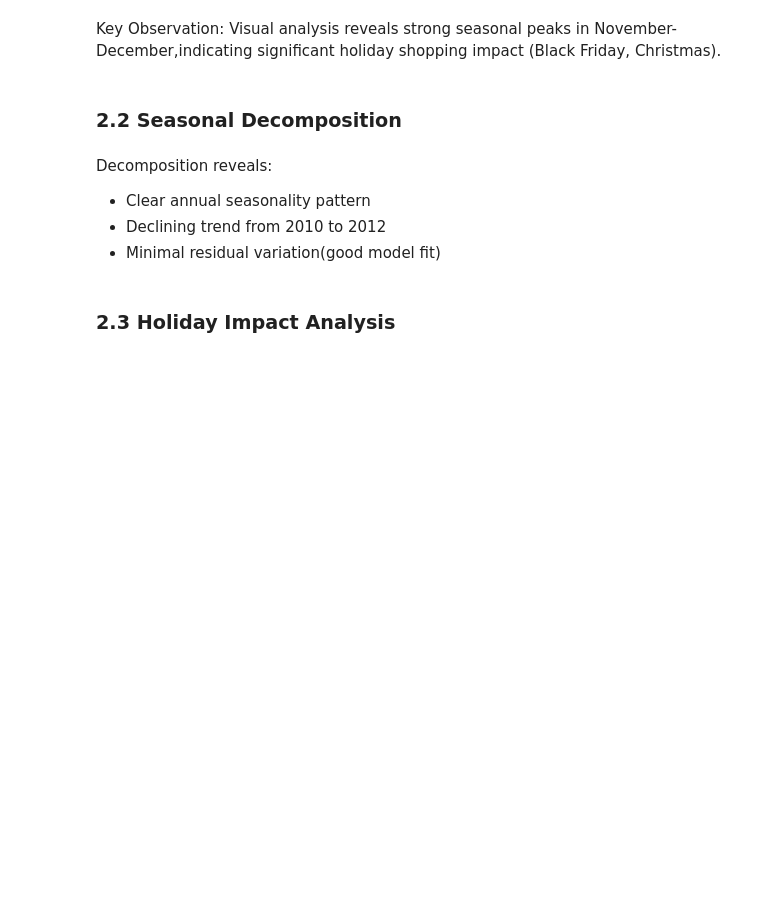
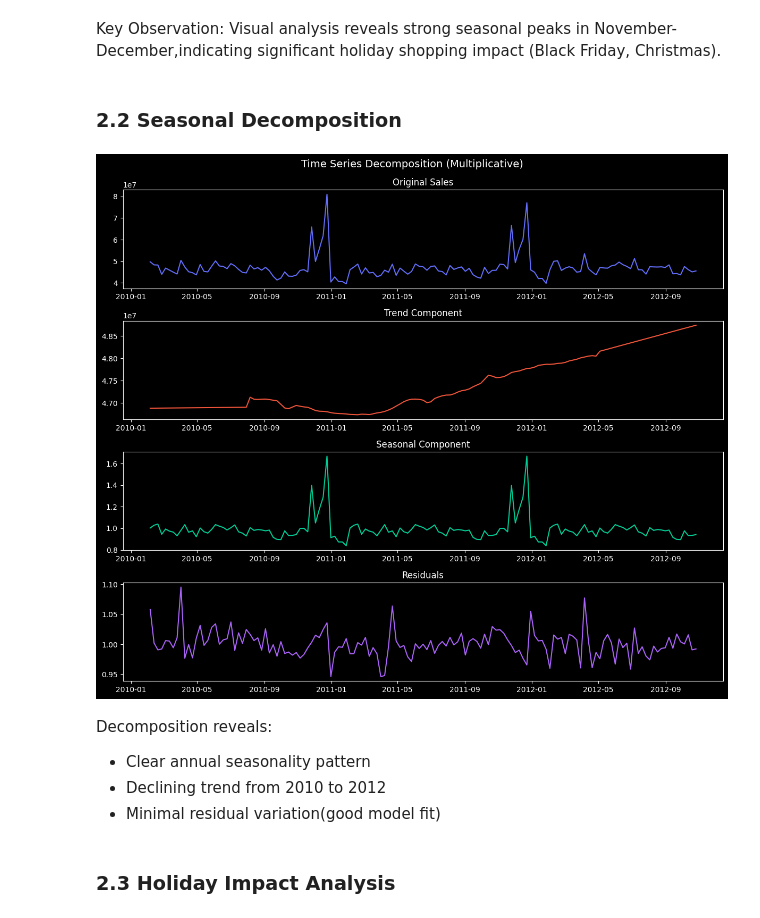
Before and after one commit to Akanksha200008/WalmartForecastSales, a Jupyter notebook: walmart_forecast.ipynb, the cells around one changed output. Saved outputs shown, nothing was run; the diff lists cells and outputs as text; code cells hidden in the pictures; blank space fills up the shorter version.

```diff
--- a/walmart_forecast.ipynb
+++ b/walmart_forecast.ipynb
@@ -194,45 +186,43 @@ Key Observation: Visual analysis reveals strong seasonal peaks in November-Decem
 # %% [markdown]
 ### 2.2 Seasonal Decomposition
 # %%
-# Seasonal decomposition for aggregate sales
+import matplotlib.pyplot as plt
+from statsmodels.tsa.seasonal import seasonal_decompose
+
+# Aggregate weekly sales as time series
 sales_ts = df.groupby('Date')['Weekly_Sales'].sum()
-
-# Ensure data is properly indexed and has no gaps
 sales_ts = sales_ts.sort_index()
 
-# Use additive model if multiplicative fails, and adjust period based on data
+# Perform seasonal decomposition
 try:
     decomposition = seasonal_decompose(sales_ts, model='multiplicative', period=52, extrapolate_trend='freq')
 except:
-    # Fallback to additive model if multiplicative fails
     decomposition = seasonal_decompose(sales_ts, model='additive', period=52, extrapolate_trend='freq')
 
-# Create subplots for decomposition
-fig = make_subplots(
-    rows=4, cols=1,
-    subplot_titles=('Original Sales', 'Trend Component', 'Seasonal Component', 'Residual'),
-    vertical_spacing=0.08
-)
+# Create 4 stacked subplots
+plt.figure(figsize=(12, 10))
+plt.style.use('dark_background')
+plt.subplot(411)
+plt.plot(sales_ts, color='#636EFA')
+plt.title('Original Sales')
 
-# Original
-fig.add_trace(go.Scatter(x=sales_ts.index, y=sales_ts.values, name='Original',
-                         line=dict(color='#636EFA')), row=1, col=1)
+plt.subplot(412)
+plt.plot(decomposition.trend, color='#EF553B')
+plt.title('Trend Component')
 
-# Trend
-fig.add_trace(go.Scatter(x=decomposition.trend.index, y=decomposition.trend.values,
-                         name='Trend', line=dict(color='#EF553B')), row=2, col=1)
+plt.subplot(413)
+plt.plot(decomposition.seasonal, color='#00CC96')
+plt.title('Seasonal Component')
 
-# Seasonal
-fig.add_trace(go.Scatter(x=decomposition.seasonal.index, y=decomposition.seasonal.values,
-                         name='Seasonal', line=dict(color='#00CC96')), row=3, col=1)
+plt.subplot(414)
+plt.plot(decomposition.resid, color='#AB63FA')
+plt.title('Residuals')
 
-# Residual
-fig.add_trace(go.Scatter(x=decomposition.resid.index, y=decomposition.resid.values,
-                         name='Residual', line=dict(color='#AB63FA')), row=4, col=1)
-
-fig.update_layout(height=900, title_text=" Time Series Decomposition (Multiplicative)",
-                  showlegend=False)
-fig.show()
+plt.tight_layout()
+plt.suptitle('Time Series Decomposition (Multiplicative)', fontsize=14, y=1.02)
+plt.show()
+# %% [output]
+[figure, added]
 # %% [markdown]
 Decomposition reveals:
 - Clear annual seasonality pattern
```
Also changed, not shown: parts of 13 cells of this notebook.
